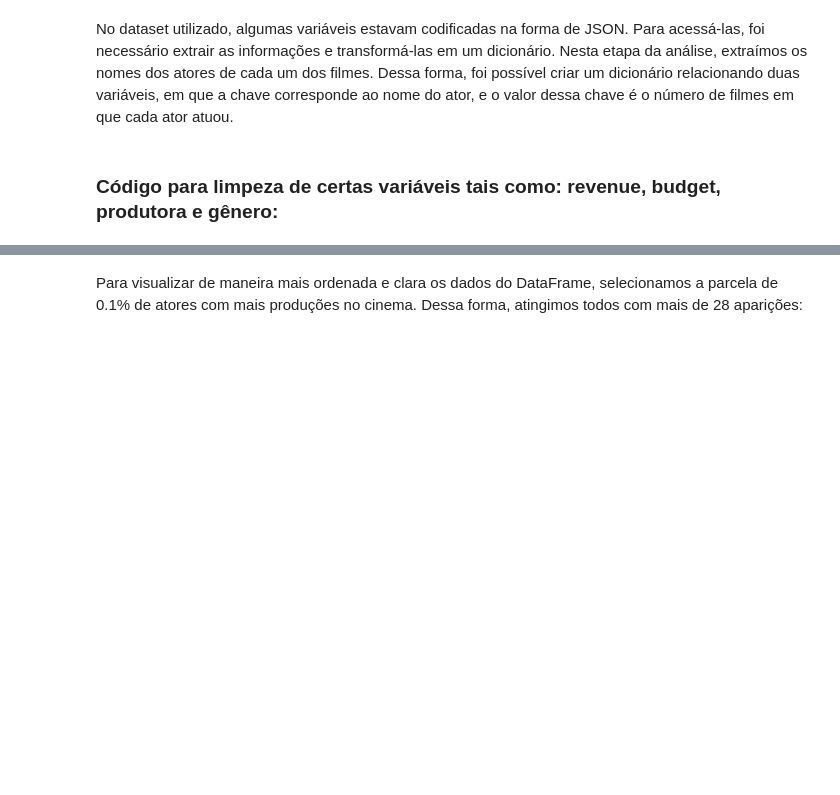
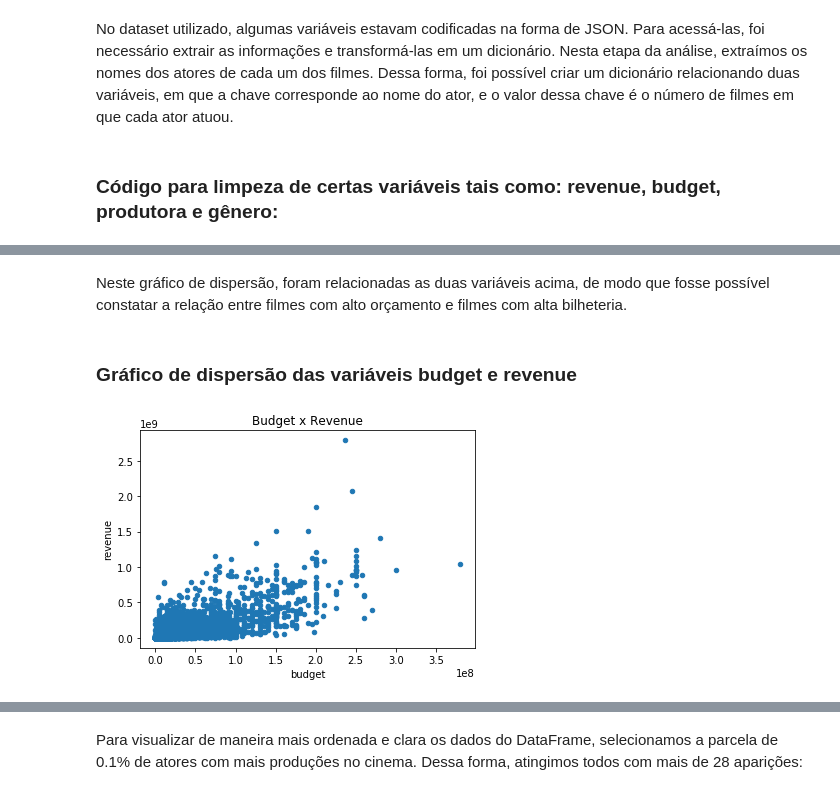
Before and after one commit to joaogcfa/Classificador_de_Filmes, a Jupyter notebook: P3_Jup_inicial1.ipynb, the cells around one changed output, grey strips where cells are left out. Drawn from its saved outputs; the diff is of its cells as text; code cells hidden in the pictures; blank space fills up the shorter version.

```diff
--- a/P3_Jup_inicial1.ipynb
+++ b/P3_Jup_inicial1.ipynb
@@ -72,0 +105,10 @@ df_mega_clean.head()
+# %% [markdown]
+Neste gráfico de dispersão, foram relacionadas as duas variáveis acima, de modo que fosse possível constatar a relação entre filmes com alto orçamento e filmes com alta bilheteria.
+# %% [markdown]
+### Gráfico de dispersão das variáveis budget e revenue
+# %%
+df_mega_clean.plot.scatter(x="budget", y = "revenue")
+plt.title('Budget x Revenue')
+plt.show()
+# %% [output]
+[figure, added]
```
Also changed, not shown: parts of 80 cells of this notebook.
